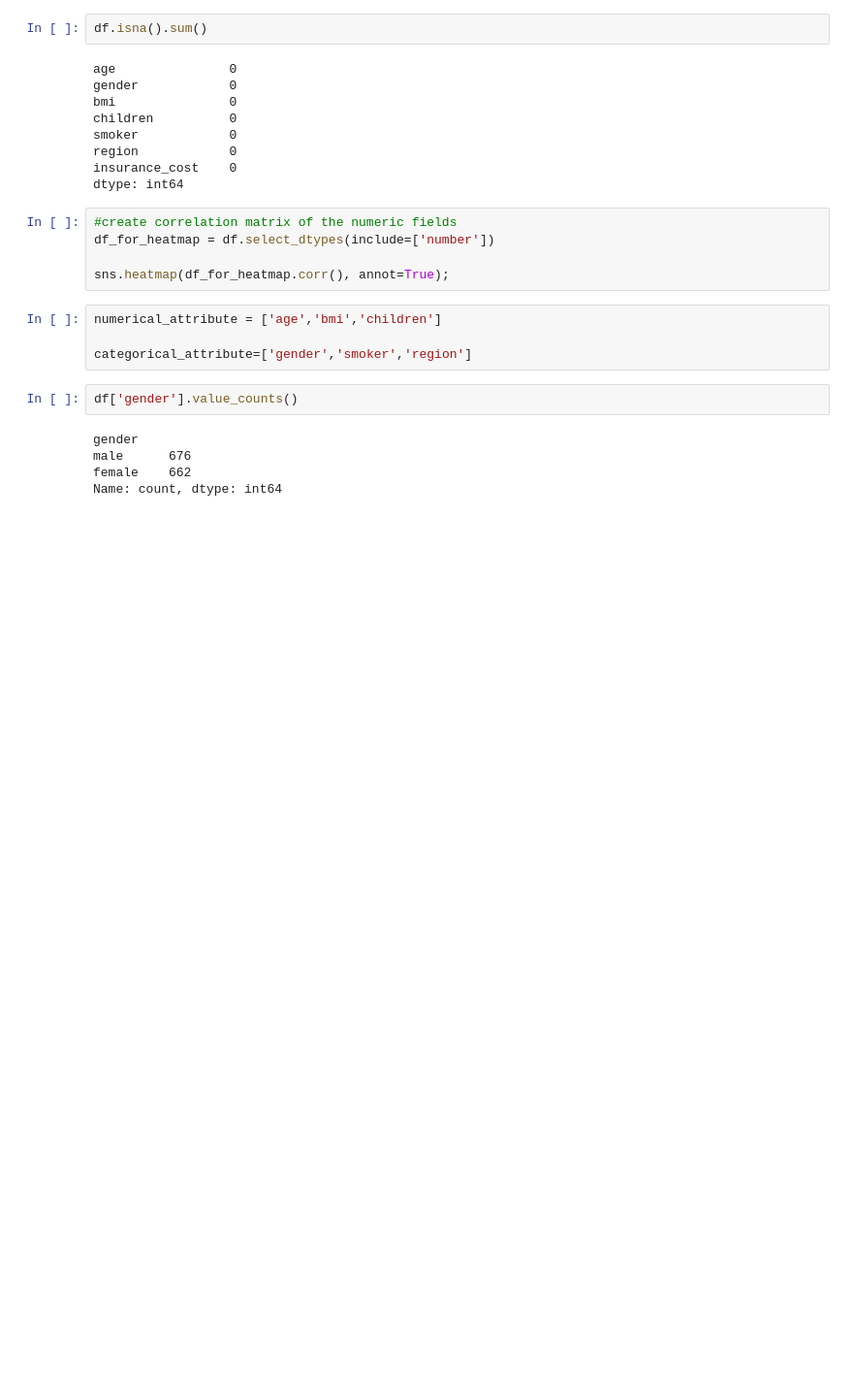
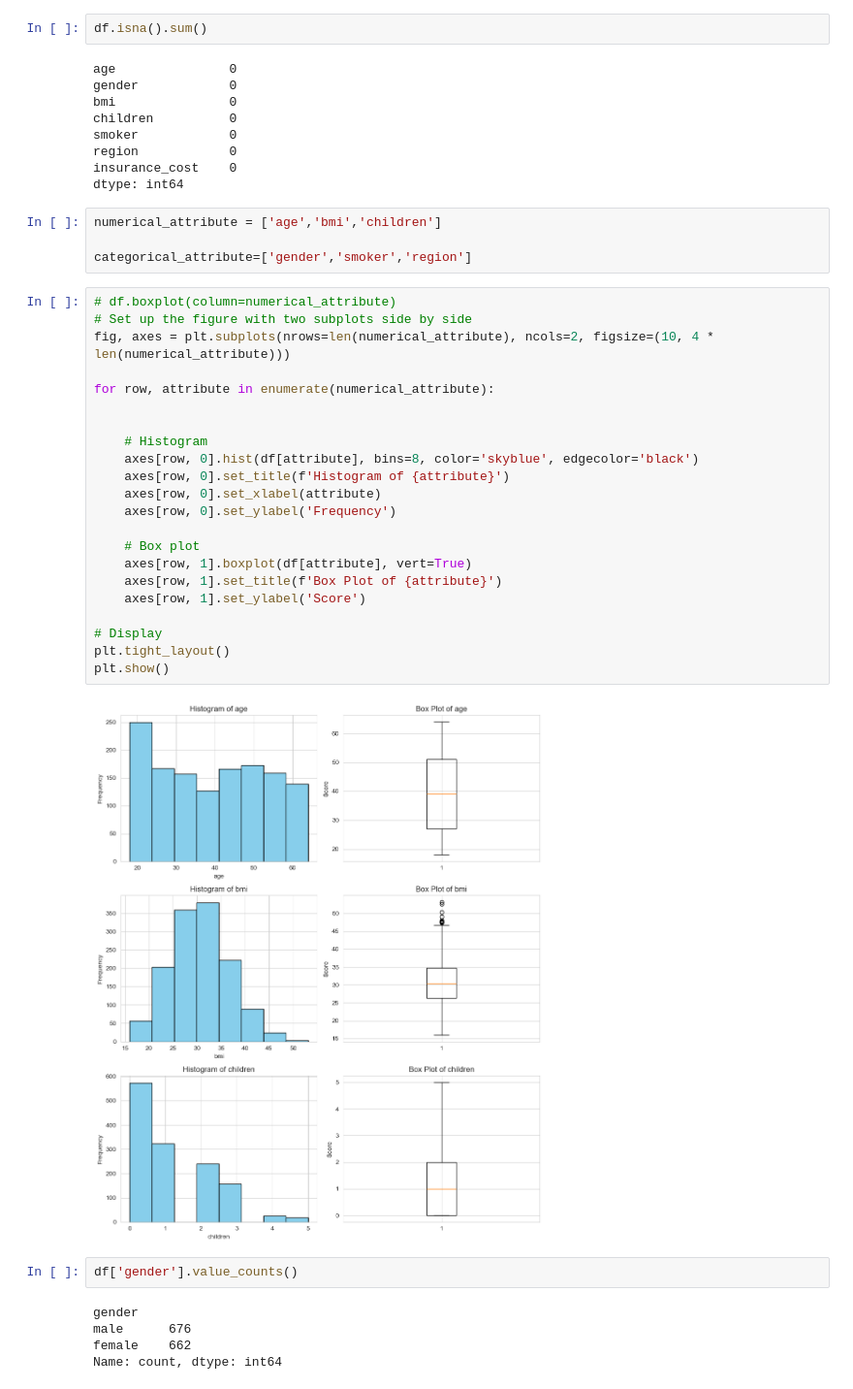
Before and after one commit to qaz73/ULAssignment-3, a Jupyter notebook: etivity3_classification.ipynb, the cells around one changed output. Shown: that part at 97% size. Drawn from its saved outputs; the diff is of its cells as text; blank space fills up the shorter version.

```diff
--- a/etivity3_classification.ipynb
+++ b/etivity3_classification.ipynb
@@ -112,15 +117,34 @@ smoker            0
 region            0
 insurance_cost    0
 dtype: int64
-# %%
-#create correlation matrix of the numeric fields
-df_for_heatmap = df.select_dtypes(include=['number'])
-
-sns.heatmap(df_for_heatmap.corr(), annot=True);
 # %%
 numerical_attribute = ['age','bmi','children']
 
 categorical_attribute=['gender','smoker','region']
+# %%
+# df.boxplot(column=numerical_attribute)
+# Set up the figure with two subplots side by side
+fig, axes = plt.subplots(nrows=len(numerical_attribute), ncols=2, figsize=(10, 4 * len(numerical_attribute)))
+
+for row, attribute in enumerate(numerical_attribute):
+
+
+    # Histogram
+    axes[row, 0].hist(df[attribute], bins=8, color='skyblue', edgecolor='black')
+    axes[row, 0].set_title(f'Histogram of {attribute}')
+    axes[row, 0].set_xlabel(attribute)
+    axes[row, 0].set_ylabel('Frequency')
+
+    # Box plot
+    axes[row, 1].boxplot(df[attribute], vert=True)
+    axes[row, 1].set_title(f'Box Plot of {attribute}')
+    axes[row, 1].set_ylabel('Score')
+
+# Display
+plt.tight_layout()
+plt.show()
+# %% [output]
+[figure, added]
 # %%
 df['gender'].value_counts()
 # %% [output]
```
Also changed, not shown: parts of 20 cells of this notebook.
